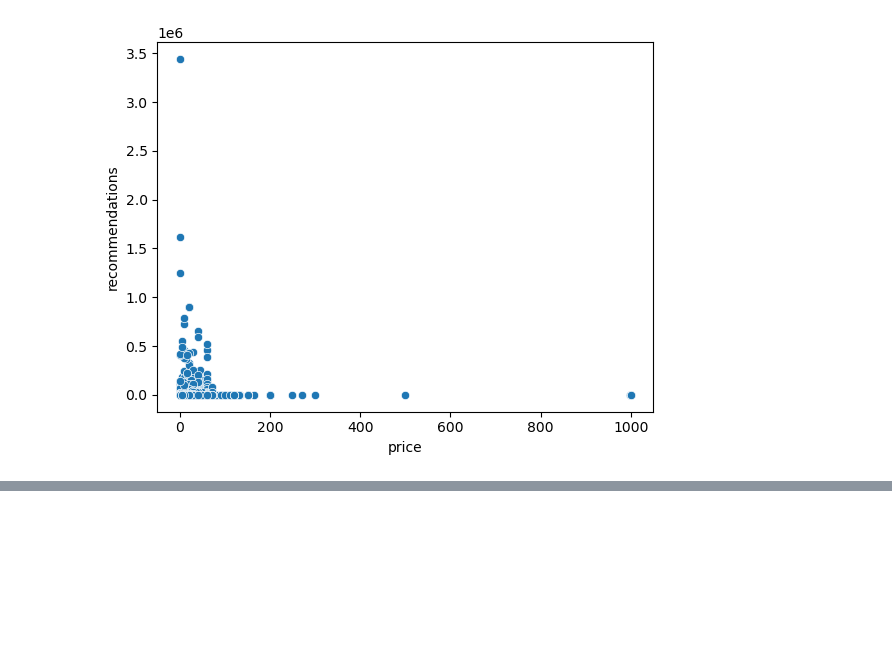
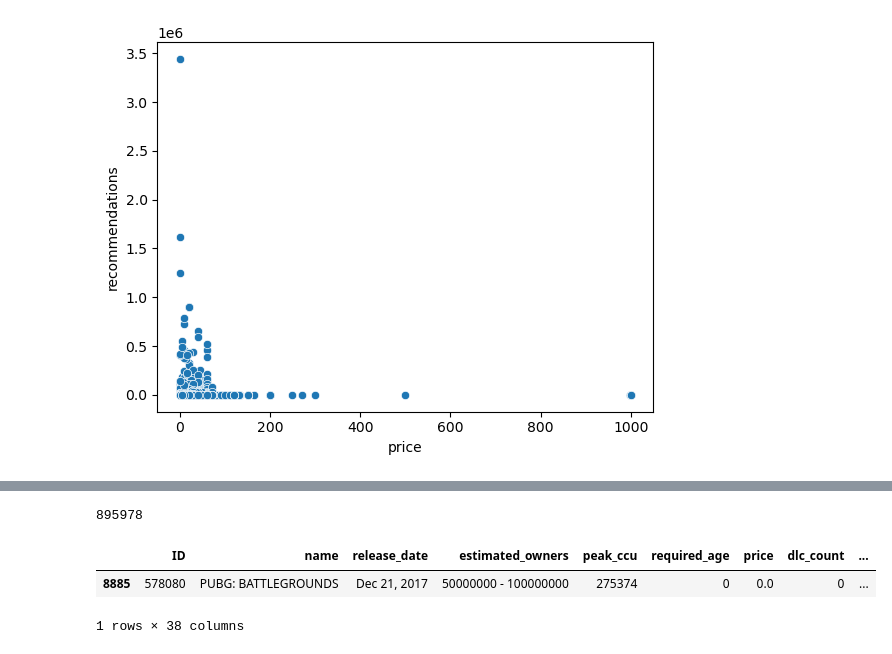
Before and after one commit to CrunchySweet/AI, a Jupyter notebook: Semester1/Games/Games.ipynb, the cells around one changed output, grey strips where cells are left out. Drawn from its saved outputs; the diff is of its cells as text; code cells hidden in the pictures; blank space fills up the shorter version.

```diff
--- a/Semester1/Games/Games.ipynb
+++ b/Semester1/Games/Games.ipynb
@@ -80,0 +96,10 @@ There is no relationship between price and recommendations.
+# %%
+df["negative"].max()
+# %% [output]
+895978
+# %%
+df[df['negative']==895978]
+# %% [output]
+|  | ID | name | release_date | estimated_owners | peak_ccu | required_age | price | dlc_count | ... |
+| 8885 | 578080 | PUBG: BATTLEGROUNDS | Dec 21, 2017 | 50000000 - 100000000 | 275374 | 0 | 0.0 | 0 | ... |
+1 rows × 38 columns
```
Also changed, not shown: parts of 8 cells of this notebook.
